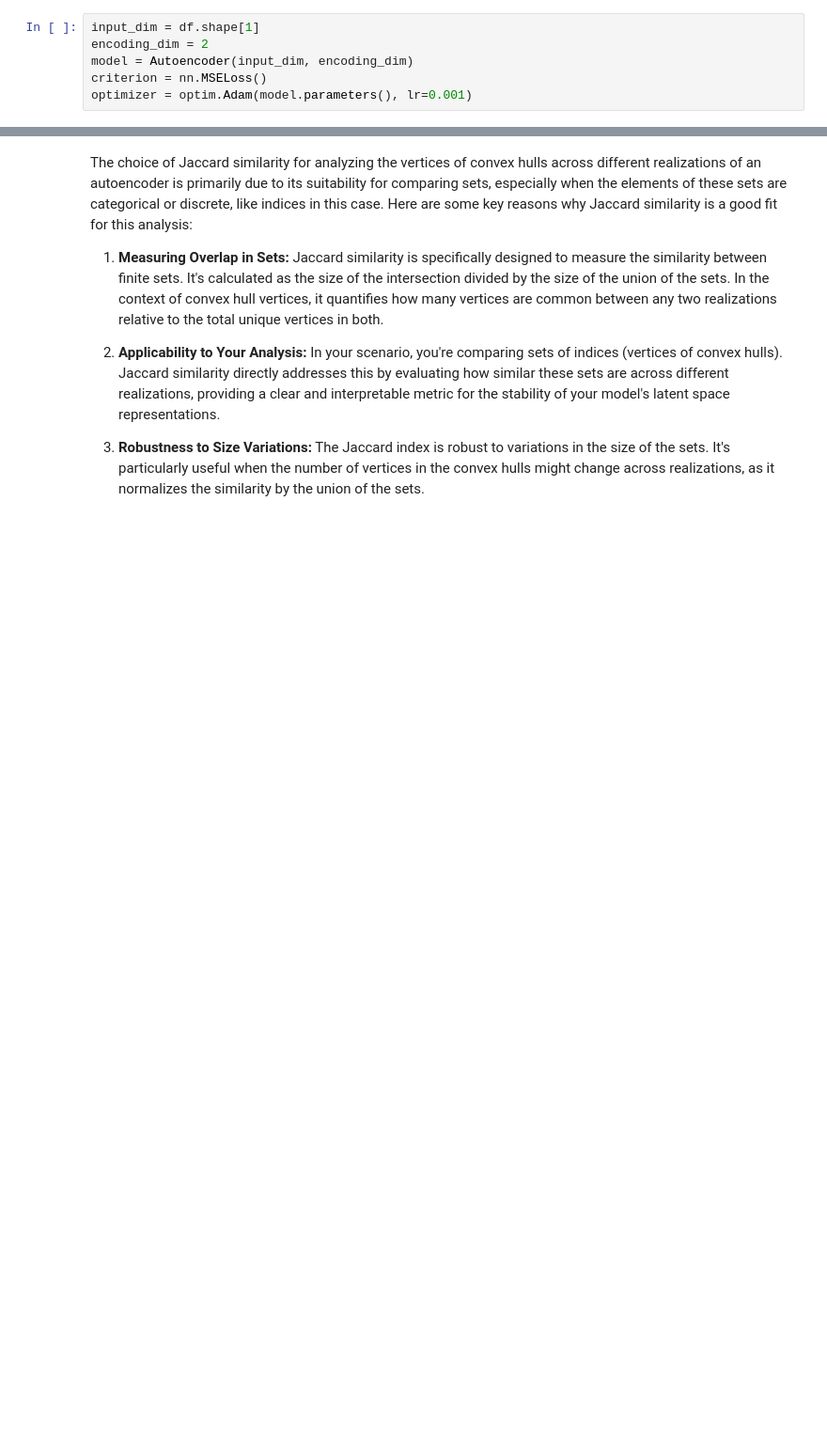
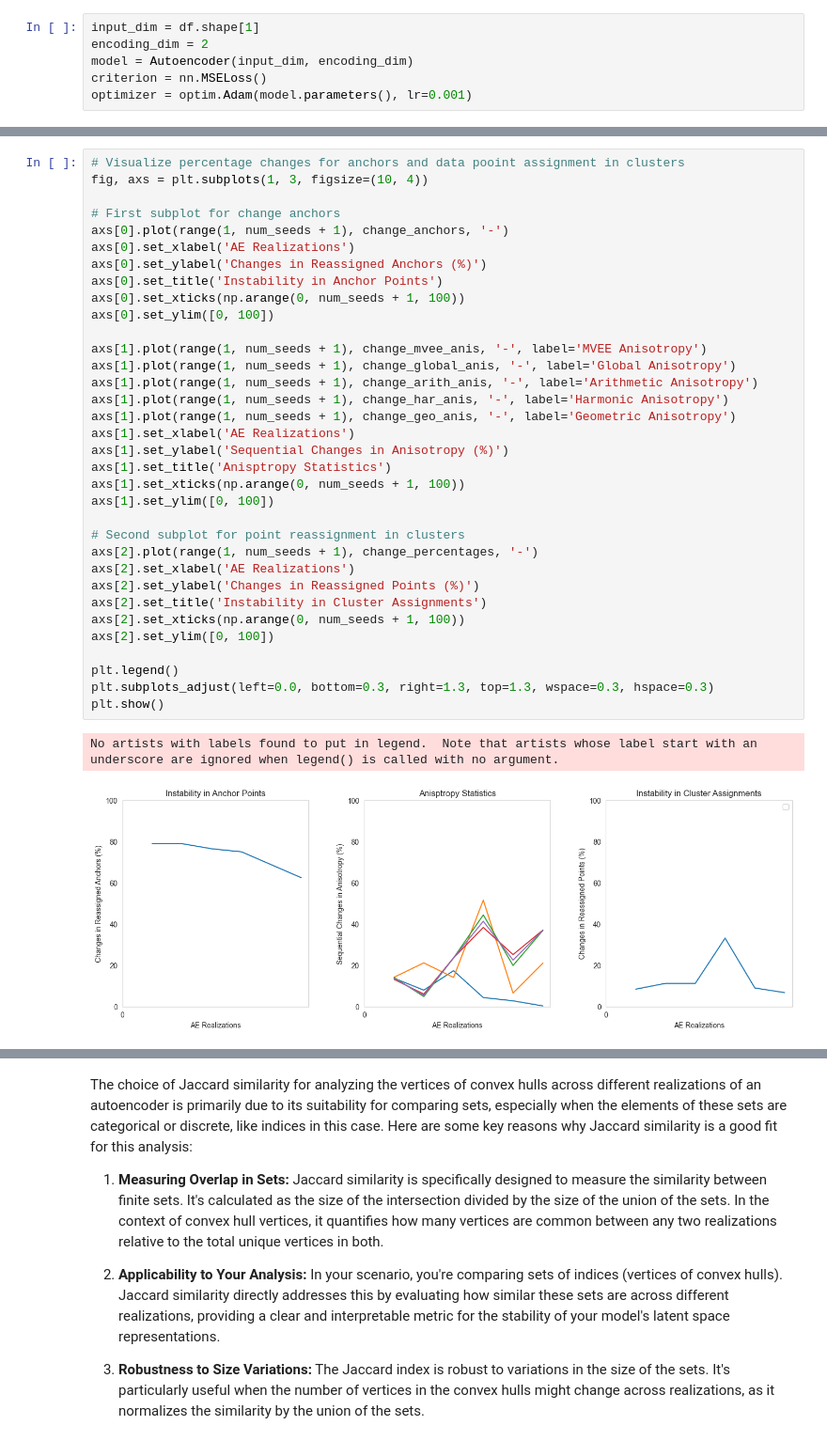
Before and after one commit to misaelmmorales/DeepLearning-LatentSpace-StabilityEvaluation, a Jupyter notebook: Notebooks/Notebook 5: Multiple Realizations_Anis.ipynb, the cells around one changed output, grey strips where cells are left out. Shown at 94% size. Drawn from its saved outputs; the diff is of its cells as text; blank space fills up the shorter version.

```diff
--- a/Notebooks/Notebook 5: Multiple Realizations_Anis.ipynb
+++ b/Notebooks/Notebook 5: Multiple Realizations_Anis.ipynb
@@ -197,0 +856,37 @@ plt.show()
+# %%
+# Visualize percentage changes for anchors and data pooint assignment in clusters
+fig, axs = plt.subplots(1, 3, figsize=(10, 4))
+
+# First subplot for change anchors
+axs[0].plot(range(1, num_seeds + 1), change_anchors, '-')
+axs[0].set_xlabel('AE Realizations')
+axs[0].set_ylabel('Changes in Reassigned Anchors (%)')
+axs[0].set_title('Instability in Anchor Points')
+axs[0].set_xticks(np.arange(0, num_seeds + 1, 100))
+axs[0].set_ylim([0, 100])
+
+axs[1].plot(range(1, num_seeds + 1), change_mvee_anis, '-', label='MVEE Anisotropy')
+axs[1].plot(range(1, num_seeds + 1), change_global_anis, '-', label='Global Anisotropy')
+axs[1].plot(range(1, num_seeds + 1), change_arith_anis, '-', label='Arithmetic Anisotropy')
+axs[1].plot(range(1, num_seeds + 1), change_har_anis, '-', label='Harmonic Anisotropy')
+axs[1].plot(range(1, num_seeds + 1), change_geo_anis, '-', label='Geometric Anisotropy')
+axs[1].set_xlabel('AE Realizations')
+axs[1].set_ylabel('Sequential Changes in Anisotropy (%)')
+axs[1].set_title('Anisptropy Statistics')
+axs[1].set_xticks(np.arange(0, num_seeds + 1, 100))
+axs[1].set_ylim([0, 100])
+
+# Second subplot for point reassignment in clusters
+axs[2].plot(range(1, num_seeds + 1), change_percentages, '-')
+axs[2].set_xlabel('AE Realizations')
+axs[2].set_ylabel('Changes in Reassigned Points (%)')
+axs[2].set_title('Instability in Cluster Assignments')
+axs[2].set_xticks(np.arange(0, num_seeds + 1, 100))
+axs[2].set_ylim([0, 100])
+
+plt.legend()
+plt.subplots_adjust(left=0.0, bottom=0.3, right=1.3, top=1.3, wspace=0.3, hspace=0.3)
+plt.show()
+# %% [output]
+No artists with labels found to put in legend.  Note that artists whose label start with an underscore are ignored when legend() is called with no argument.
+[figure, added]
```
Also changed, not shown: parts of 49 cells of this notebook, 1 other file.
